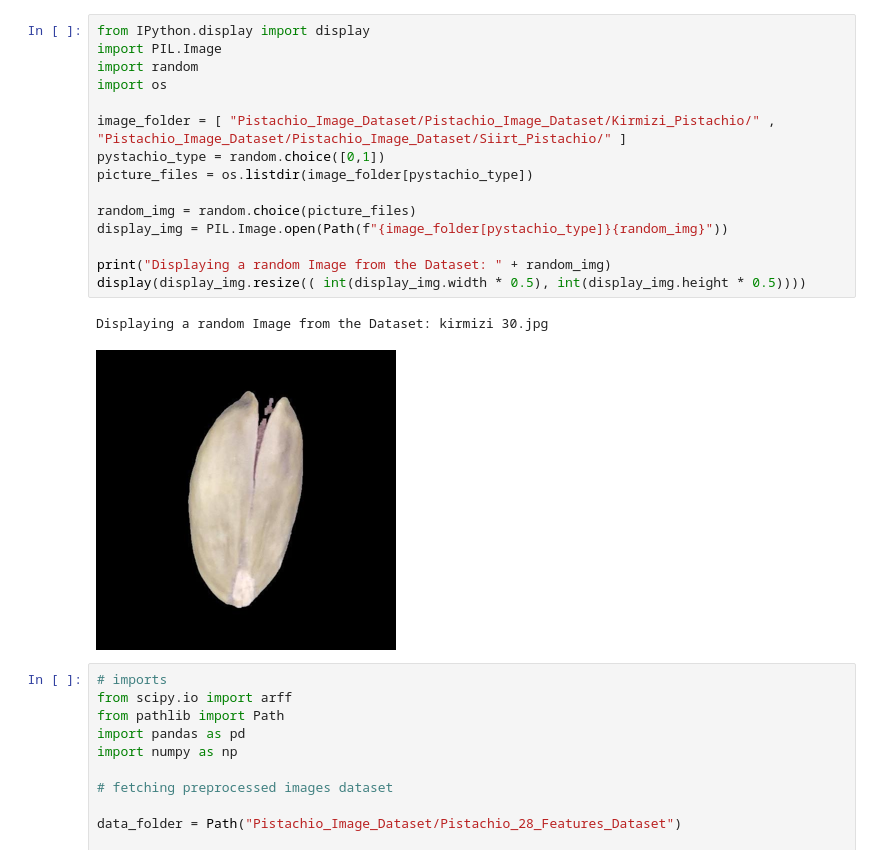
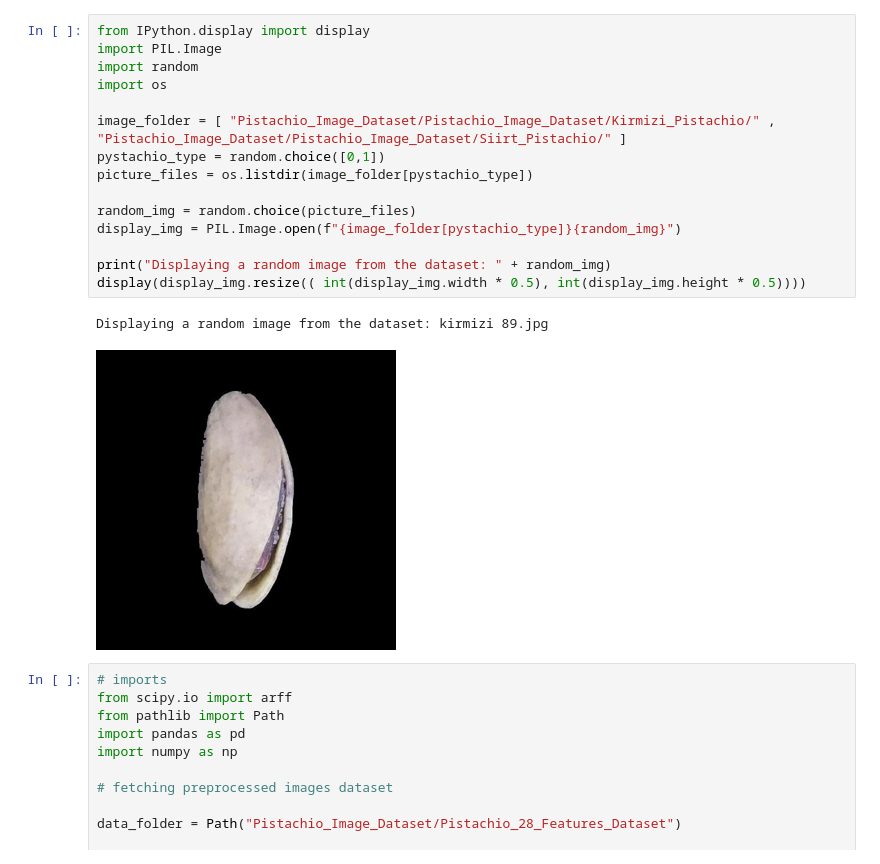
Before and after one commit to KimTuico/Pystachio, a Jupyter notebook: Pystachio.ipynb, the cells around one changed output. Cells and saved outputs as stored; diff of their text form.

```diff
--- a/Pystachio.ipynb
+++ b/Pystachio.ipynb
@@ -3,21 +7,21 @@
 # %%
 from IPython.display import display
 import PIL.Image
 import random
 import os
 
 image_folder = [ "Pistachio_Image_Dataset/Pistachio_Image_Dataset/Kirmizi_Pistachio/" , "Pistachio_Image_Dataset/Pistachio_Image_Dataset/Siirt_Pistachio/" ]
 pystachio_type = random.choice([0,1])
 picture_files = os.listdir(image_folder[pystachio_type])
 
 random_img = random.choice(picture_files)
-display_img = PIL.Image.open(Path(f"{image_folder[pystachio_type]}{random_img}"))
+display_img = PIL.Image.open(f"{image_folder[pystachio_type]}{random_img}")
 
-print("Displaying a random Image from the Dataset: " + random_img)
+print("Displaying a random image from the dataset: " + random_img)
 display(display_img.resize(( int(display_img.width * 0.5), int(display_img.height * 0.5))))
 # %% [output]
-Displaying a random Image from the Dataset: kirmizi 30.jpg
+Displaying a random image from the dataset: kirmizi 89.jpg
-[figure, old version]
+[figure, new version]
 # %%
 # imports
 from scipy.io import arff
```
Also changed, not shown: parts of 2 cells of this notebook.
